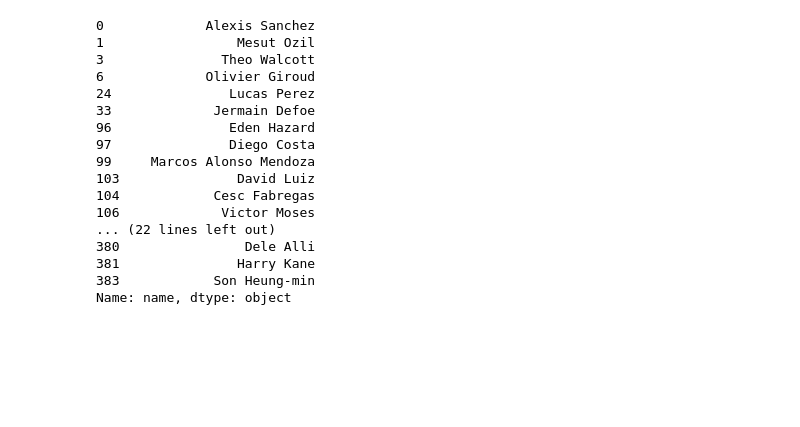
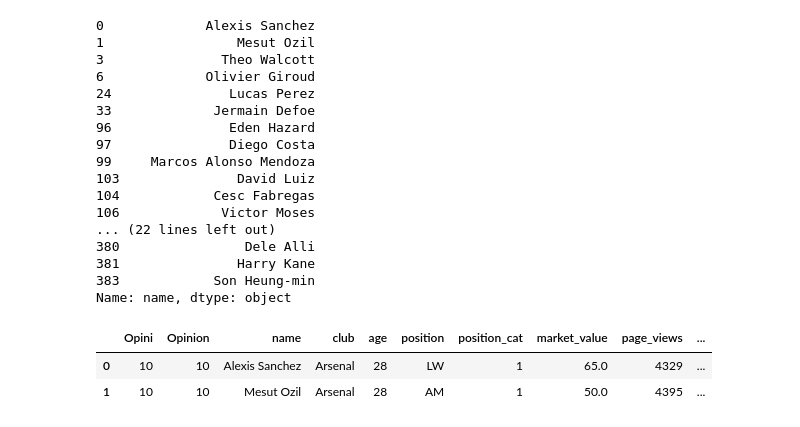
Before and after one commit to junio-firmino/Aprendizado_python, a Jupyter notebook: soccer.ipynb, the cells around one changed output. Drawn from its saved outputs; the diff is of its cells as text; code cells hidden in the pictures; blank space fills up the shorter version.

```diff
--- a/soccer.ipynb
+++ b/soccer.ipynb
@@ -616,3 +616,11 @@ players[players.popularity == 'Super-popular'].name
 381               Harry Kane
 383            Son Heung-min
 Name: name, dtype: object
+# %%
+players.insert(0,'Opini',10)
+# %%
+players.head(2)
+# %% [output]
+|  | Opini | Opinion | name | club | age | position | position_cat | market_value | page_views | ... |
+| 0 | 10 | 10 | Alexis Sanchez | Arsenal | 28 | LW | 1 | 65.0 | 4329 | ... |
+| 1 | 10 | 10 | Mesut Ozil | Arsenal | 28 | AM | 1 | 50.0 | 4395 | ... |
```
Also changed, not shown: parts of 1 cell of this notebook.
